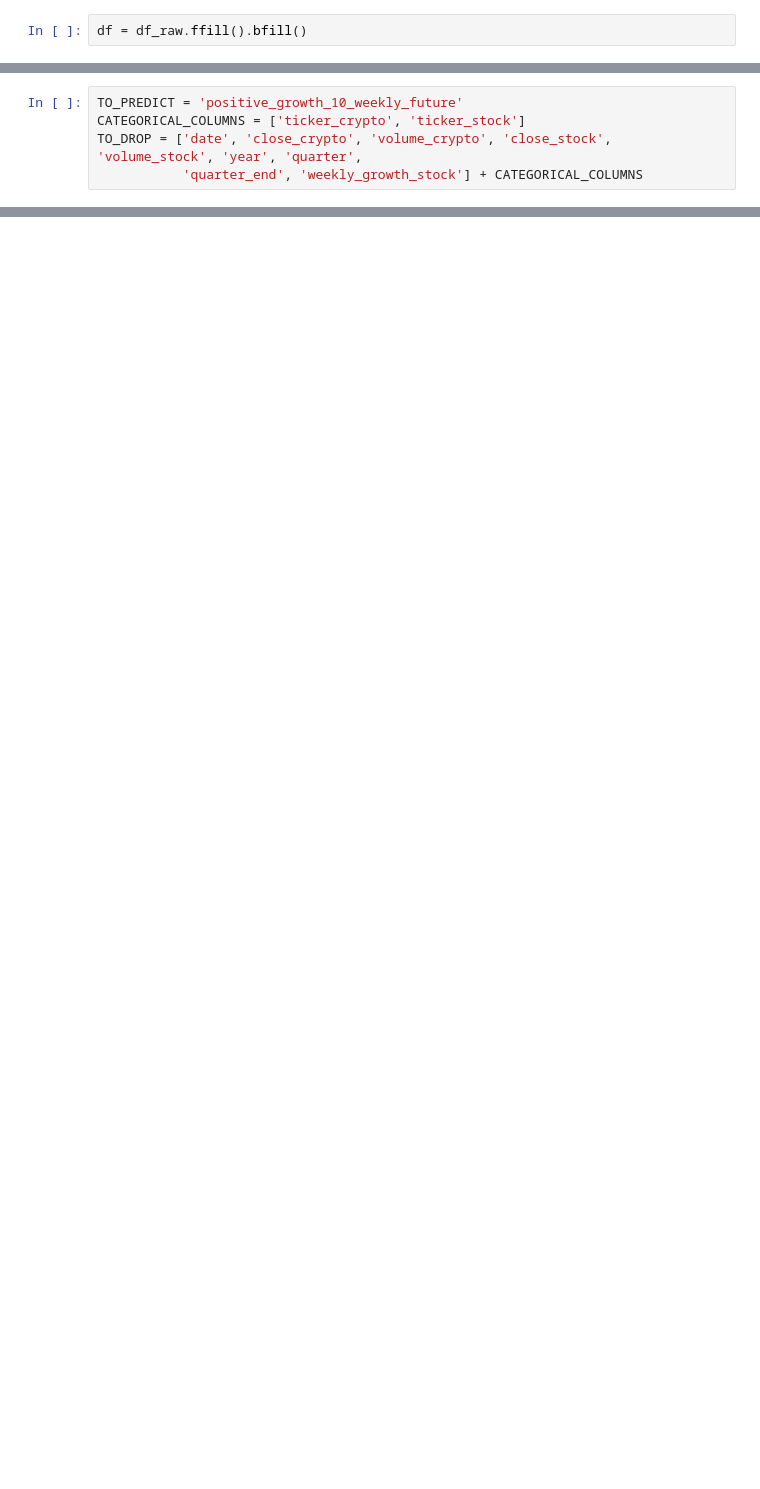
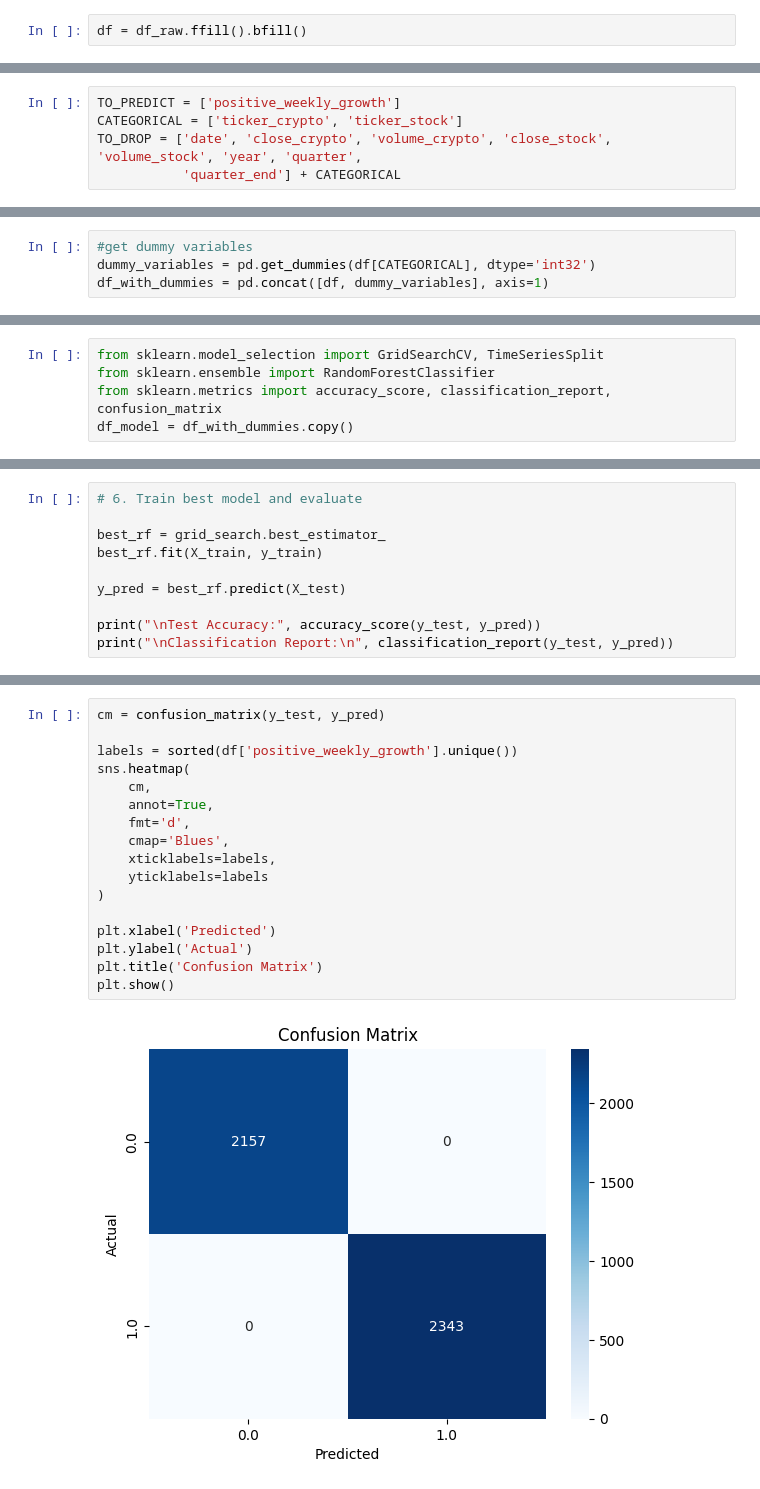
Before and after one commit to Haoshka/financial_analytics_course, a Jupyter notebook: model.ipynb, the cells around one changed output, grey strips where cells are left out. Saved outputs shown, nothing was run; the diff lists cells and outputs as text; blank space fills up the shorter version.

Commit message:
add model

```diff
--- a/model.ipynb
+++ b/model.ipynb
@@ -100,5 +61,5 @@ Name: weekly_growth_stock, Length: 22455, dtype: float64
 # %%
-TO_PREDICT = 'positive_growth_10_weekly_future'
-CATEGORICAL_COLUMNS = ['ticker_crypto', 'ticker_stock']
+TO_PREDICT = ['positive_weekly_growth']
+CATEGORICAL = ['ticker_crypto', 'ticker_stock']
 TO_DROP = ['date', 'close_crypto', 'volume_crypto', 'close_stock', 'volume_stock', 'year', 'quarter',
-           'quarter_end', 'weekly_growth_stock'] + CATEGORICAL_COLUMNS
+           'quarter_end'] + CATEGORICAL
@@ -104,0 +68,4 @@ TO_DROP = ['date', 'close_crypto', 'volume_crypto', 'close_stock', 'volume_stock
+# %%
+#get dummy variables
+dummy_variables = pd.get_dummies(df[CATEGORICAL], dtype='int32')
+df_with_dummies = pd.concat([df, dummy_variables], axis=1)
@@ -104,0 +93,5 @@ TO_DROP = ['date', 'close_crypto', 'volume_crypto', 'close_stock', 'volume_stock
+# %%
+from sklearn.model_selection import GridSearchCV, TimeSeriesSplit
+from sklearn.ensemble import RandomForestClassifier
+from sklearn.metrics import accuracy_score, classification_report, confusion_matrix
+df_model = df_with_dummies.copy()
@@ -104,0 +156,10 @@ TO_DROP = ['date', 'close_crypto', 'volume_crypto', 'close_stock', 'volume_stock
+# %%
+# 6. Train best model and evaluate
+
+best_rf = grid_search.best_estimator_
+best_rf.fit(X_train, y_train)
+
+y_pred = best_rf.predict(X_test)
+
+print("\nTest Accuracy:", accuracy_score(y_test, y_pred))
+print("\nClassification Report:\n", classification_report(y_test, y_pred))
@@ -104,0 +178,19 @@ TO_DROP = ['date', 'close_crypto', 'volume_crypto', 'close_stock', 'volume_stock
+# %%
+cm = confusion_matrix(y_test, y_pred)
+
+labels = sorted(df['positive_weekly_growth'].unique())
+sns.heatmap(
+    cm,
+    annot=True,
+    fmt='d',
+    cmap='Blues',
+    xticklabels=labels,
+    yticklabels=labels
+)
+
+plt.xlabel('Predicted')
+plt.ylabel('Actual')
+plt.title('Confusion Matrix')
+plt.show()
+# %% [output]
+[figure, added]
```
Also changed, not shown: parts of 13 cells of this notebook.
